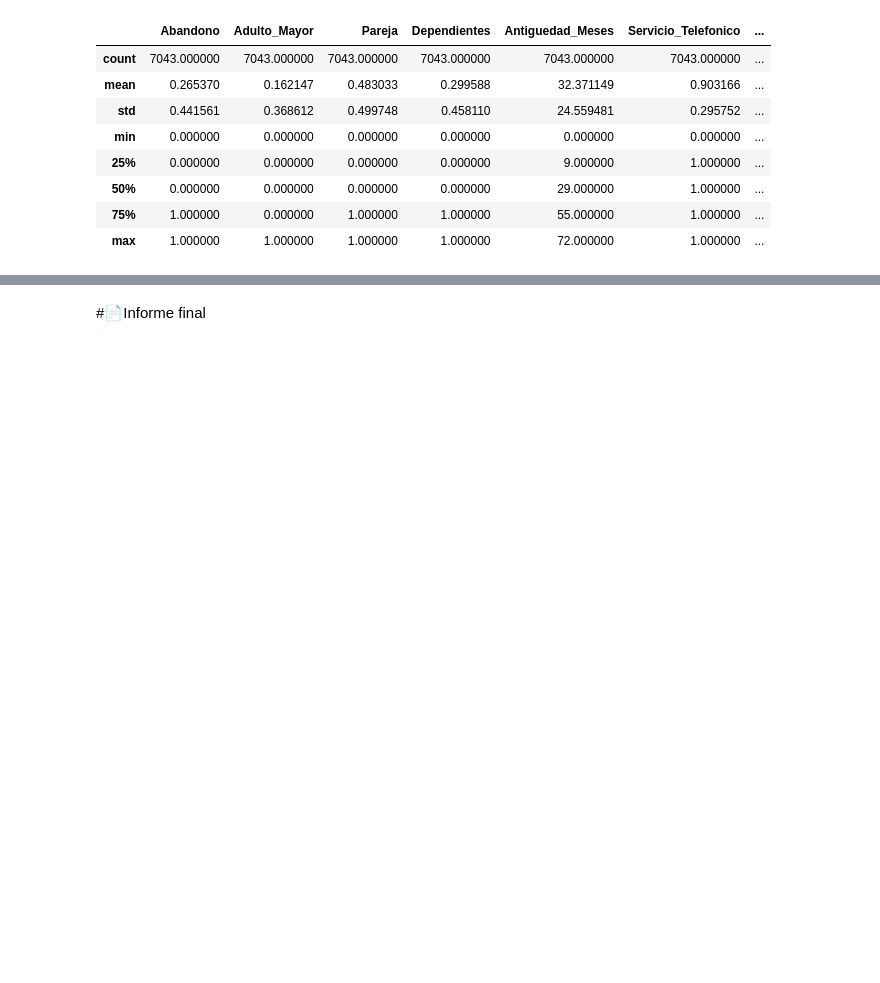
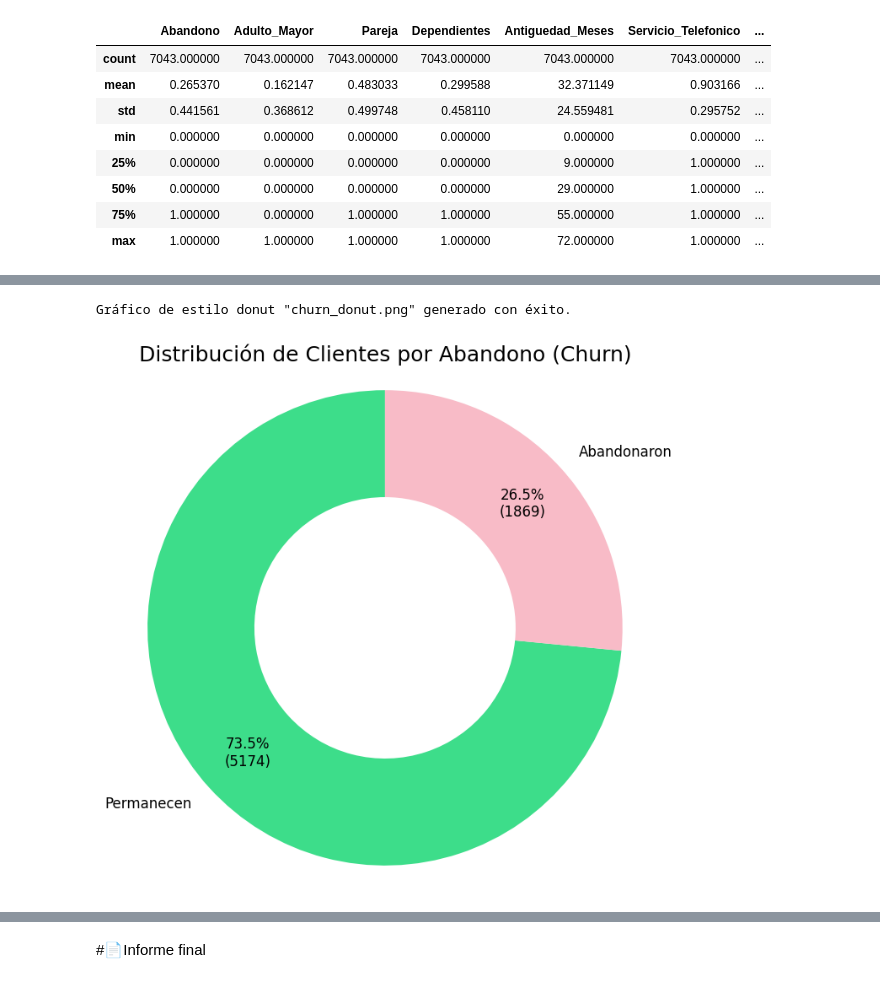
Before and after one commit to gloriaCV/challenge-telecomx-1, a Jupyter notebook: TelecomX_LATAM.ipynb, the cells around one changed output, grey strips where cells are left out. Drawn from its saved outputs; the diff is of its cells as text; code cells hidden in the pictures; blank space fills up the shorter version.

```diff
--- a/TelecomX_LATAM.ipynb
+++ b/TelecomX_LATAM.ipynb
@@ -309,3 +309,10 @@ print(df[['account.Charges.Monthly', 'Cargos_Diarios']])
 [7043 rows x 2 columns]
 # %% [markdown]
 ###Estandarización t transformación de datos
+# %%
+# Valores por columna
+for col in df.columns:
+  print(f"valores únicos en la columna'{col}': {df[col].nunique()}")
+  if df[col].nunique() < 10:
+    print(df[col].unique())
+    print('-' * 50)
@@ -407,3 +447,7 @@ df.describe()
 | 50% | 0.000000 | 0.000000 | 0.000000 | 0.000000 | 29.000000 | 1.000000 | ... |
 | 75% | 1.000000 | 0.000000 | 1.000000 | 1.000000 | 55.000000 | 1.000000 | ... |
 | max | 1.000000 | 1.000000 | 1.000000 | 1.000000 | 72.000000 | 1.000000 | ... |
+# %%
+# Count the occurrences of each category in 'Abandono'
+churn_counts = df['Abandono'].value_counts()
+churn_counts
@@ -409,0 +460,23 @@ df.describe()
+# %%
+import matplotlib.pyplot as plt
+
+etiquetas_churn = ['Permanecen', 'Abandonaron']
+colores = ['#3DDD8A', '#F8BBC7']
+
+sizes = [churn_counts.get(0, 0), churn_counts.get(1, 0)]
+
+def autopct_format(pct):
+    total = sum(sizes)
+    val = int(round(pct*total/100.0))
+    return '{:.1f}%\n({})'.format(pct, val)
+
+plt.figure(figsize=(8, 8))
+plt.pie(sizes, labels=etiquetas_churn, colors=colores, autopct=autopct_format, startangle=90, textprops={'fontsize': 12},
+        wedgeprops=dict(width=0.45), pctdistance=0.78)
+plt.title('Distribución de Clientes por Abandono (Churn)', fontsize=18)
+plt.axis('equal')
+plt.savefig('churn_donut.png')
+print('Gráfico de estilo donut "churn_donut.png" generado con éxito.')
+# %% [output]
+Gráfico de estilo donut "churn_donut.png" generado con éxito.
+[figure, added]
```
Also changed, not shown: parts of 44 cells of this notebook, 21 other files.
